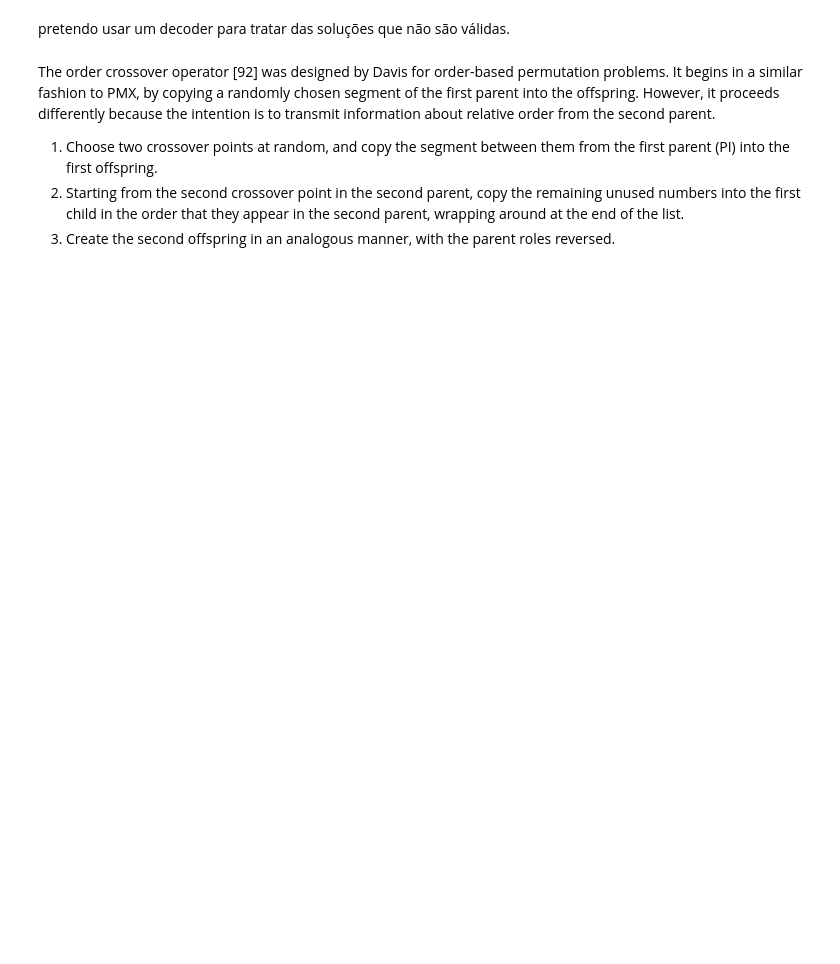
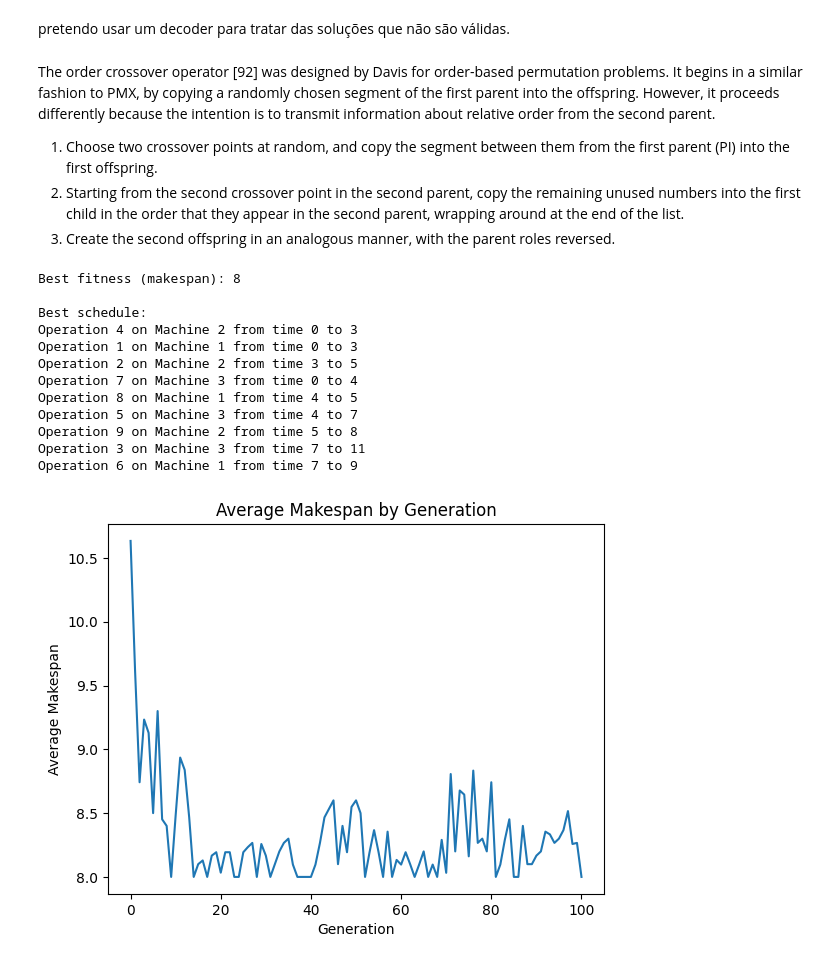
Before and after one commit to RyanBarbalho/computacao-evolucionaria, a Jupyter notebook: job-shop-schedulling.ipynb, the cells around one changed output. Drawn from its saved outputs; the diff is of its cells as text; code cells hidden in the pictures; blank space fills up the shorter version.

```diff
--- a/job-shop-schedulling.ipynb
+++ b/job-shop-schedulling.ipynb
@@ -130,0 +317,74 @@ def order_based_crossover(parent1,parent2):
+# %%
+# Create machines
+M1 = 1
+M2 = 2
+M3 = 3
+machines = {M1, M2, M3}
+
+# Create operations with (id, machine, processing_time)
+# Job 1 operations
+O1 = Operation(1, M1, 3)  # Operation 1 on Machine 1, takes 3 units
+O2 = Operation(2, M2, 2)  # Operation 2 on Machine 2, takes 2 units
+O3 = Operation(3, M3, 4)  # Operation 3 on Machine 3, takes 4 units
+
+# Job 2 operations
+O4 = Operation(4, M2, 3)  # Operation 4 on Machine 2, takes 3 units
+O5 = Operation(5, M3, 3)  # Operation 5 on Machine 3, takes 3 units
+O6 = Operation(6, M1, 2)  # Operation 6 on Machine 1, takes 2 units
+
+# Job 3 operations
+O7 = Operation(7, M3, 4)  # Operation 7 on Machine 3, takes 4 units
+O8 = Operation(8, M1, 1)  # Operation 8 on Machine 1, takes 1 unit
+O9 = Operation(9, M2, 3)  # Operation 9 on Machine 2, takes 3 units
+
+# Create jobs with their operations in order of precedence
+J1 = Job(1, [O1, O2, O3])  # Job 1: O1 -> O2 -> O3
+J2 = Job(2, [O4, O5, O6])  # Job 2: O4 -> O5 -> O6
+J3 = Job(3, [O7, O8, O9])  # Job 3: O7 -> O8 -> O9
+
+jobs = [J1, J2, J3]
+
+# Genetic Algorithm parameters
+POPULATION_SIZE = 30
+GENERATIONS = 100  # Increased generations for better convergence
+CROSSOVER_RATE = 0.8
+MUTATION_RATE = 0.2
+
+# Run the genetic algorithm
+best_solution, best_fitness, fitness_history, scores = genetic_algorithm(
+    jobs=jobs,
+    machines=machines,
+    population_size=POPULATION_SIZE,
+    generations=GENERATIONS,
+    crossover_rate=CROSSOVER_RATE,
+    mutation_rate=MUTATION_RATE
+)
+
+# Print results
+print(f"Best fitness (makespan): {-best_fitness}")  # Negate to show actual makespan
+print("\nBest schedule:")
+for operation, machine, start, end in best_solution.phenotype:
+    print(f"Operation {operation.id} on Machine {machine} from time {start} to {end}")
+
+# Plot fitness history
+import matplotlib.pyplot as plt
+
+plt.plot([-x for x in fitness_history])  # Negate values to show actual makespan
+plt.title('Average Makespan by Generation')
+plt.xlabel('Generation')
+plt.ylabel('Average Makespan')
+plt.show()
+# %% [output]
+Best fitness (makespan): 8
+
+Best schedule:
+Operation 4 on Machine 2 from time 0 to 3
+Operation 1 on Machine 1 from time 0 to 3
+Operation 2 on Machine 2 from time 3 to 5
+Operation 7 on Machine 3 from time 0 to 4
+Operation 8 on Machine 1 from time 4 to 5
+Operation 5 on Machine 3 from time 4 to 7
+Operation 9 on Machine 2 from time 5 to 8
+Operation 3 on Machine 3 from time 7 to 11
+Operation 6 on Machine 1 from time 7 to 9
+[figure, added]
```
Also changed, not shown: parts of 2 cells of this notebook.
